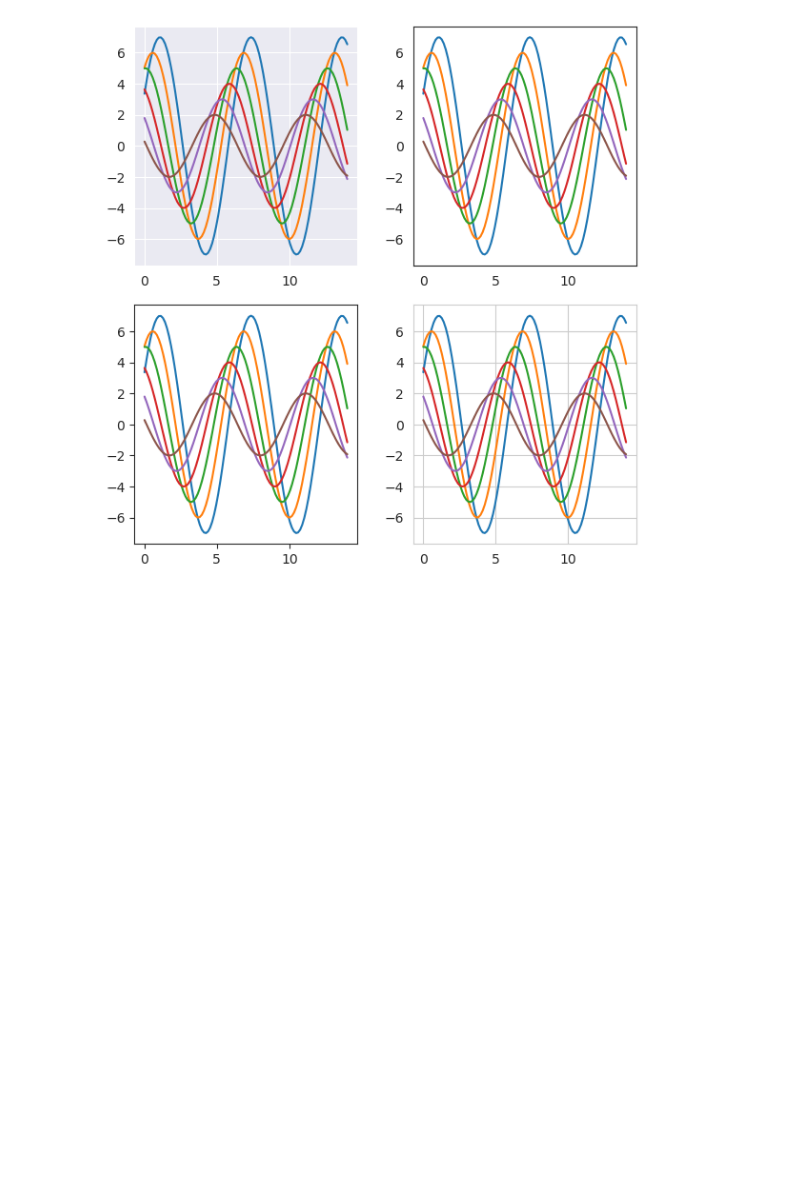
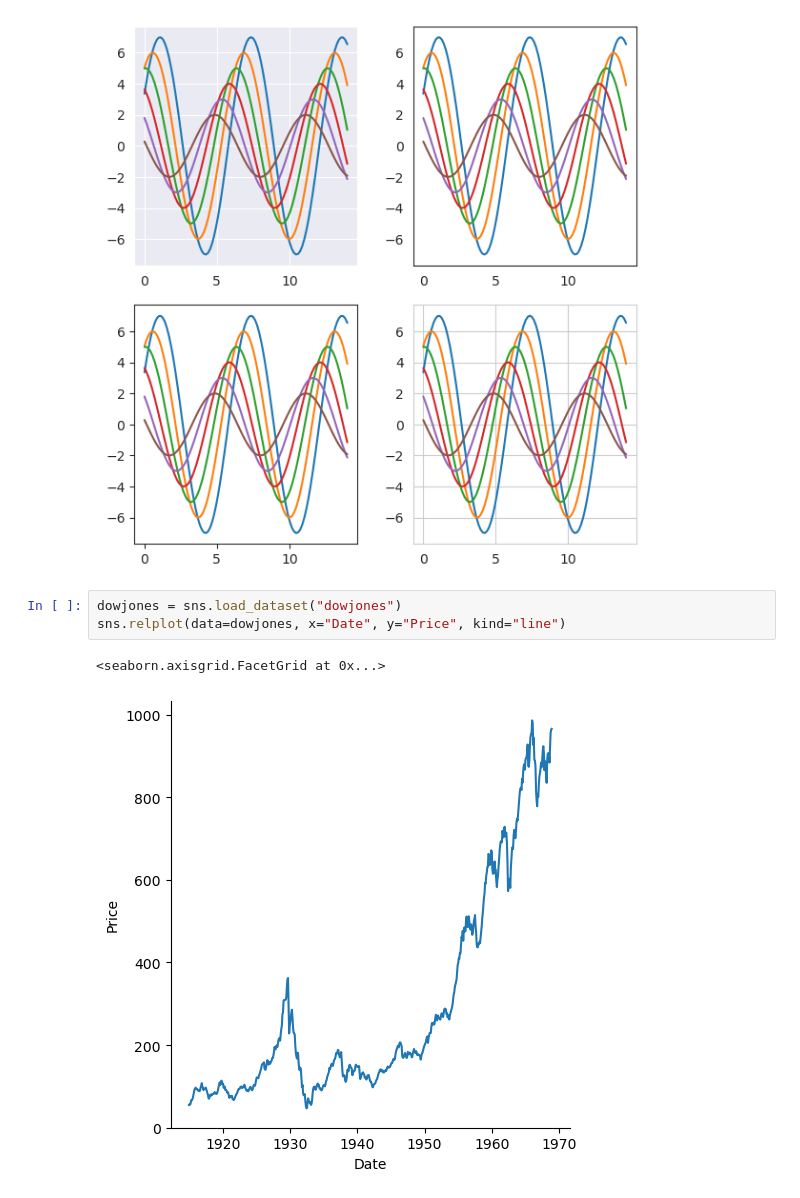
Before and after one commit to Nikit-V-Mitic/Python-Testing, a Jupyter notebook: SeabornSheet.ipynb, the cells around one changed output. Cells and saved outputs as stored; diff of their text form; blank space fills up the shorter version.

Commit message:
Continuity via kind=line in Seaborn

```diff
--- a/SeabornSheet.ipynb
+++ b/SeabornSheet.ipynb
@@ -47,3 +47,9 @@ with sns.axes_style("whitegrid"):
 f.tight_layout()
 # %% [output]
 [figure]
+# %%
+dowjones = sns.load_dataset("dowjones")
+sns.relplot(data=dowjones, x="Date", y="Price", kind="line")
+# %% [output]
+<seaborn.axisgrid.FacetGrid at 0x...>
+[figure, added]
```
